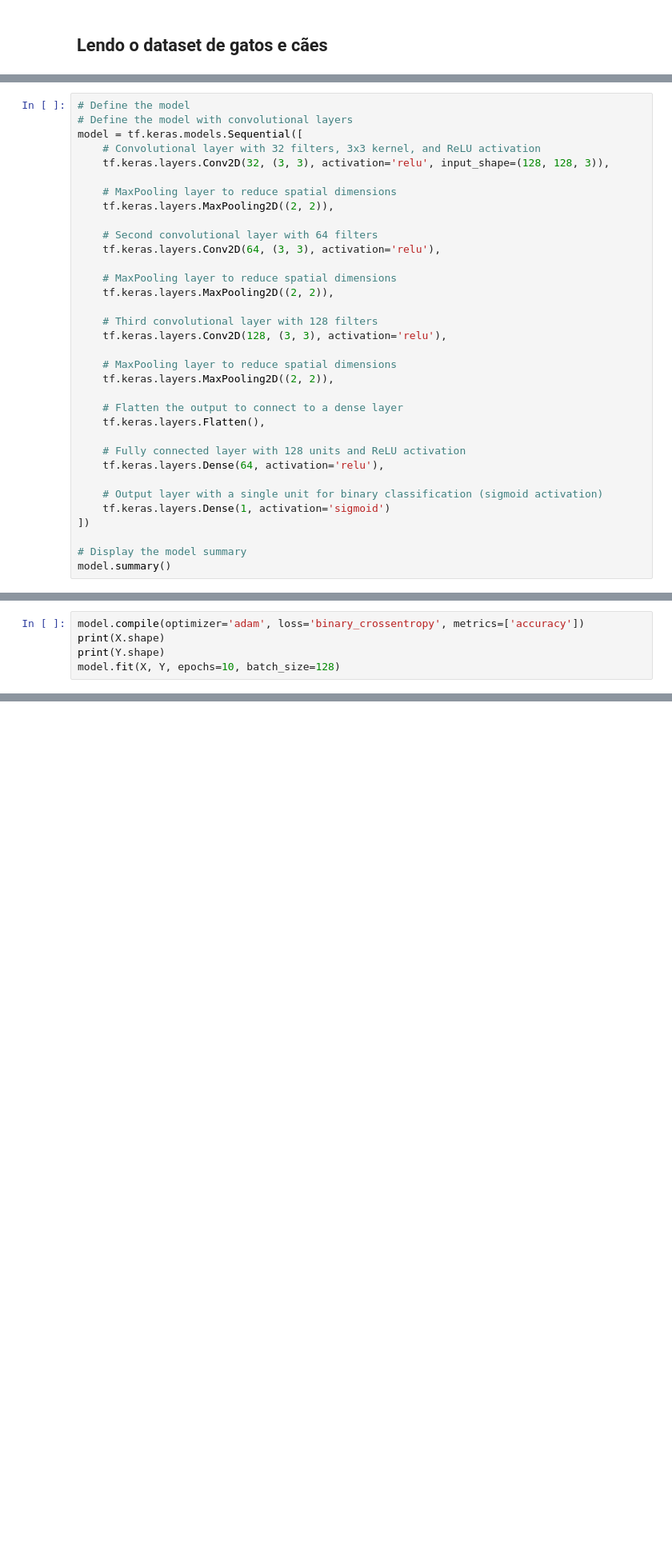
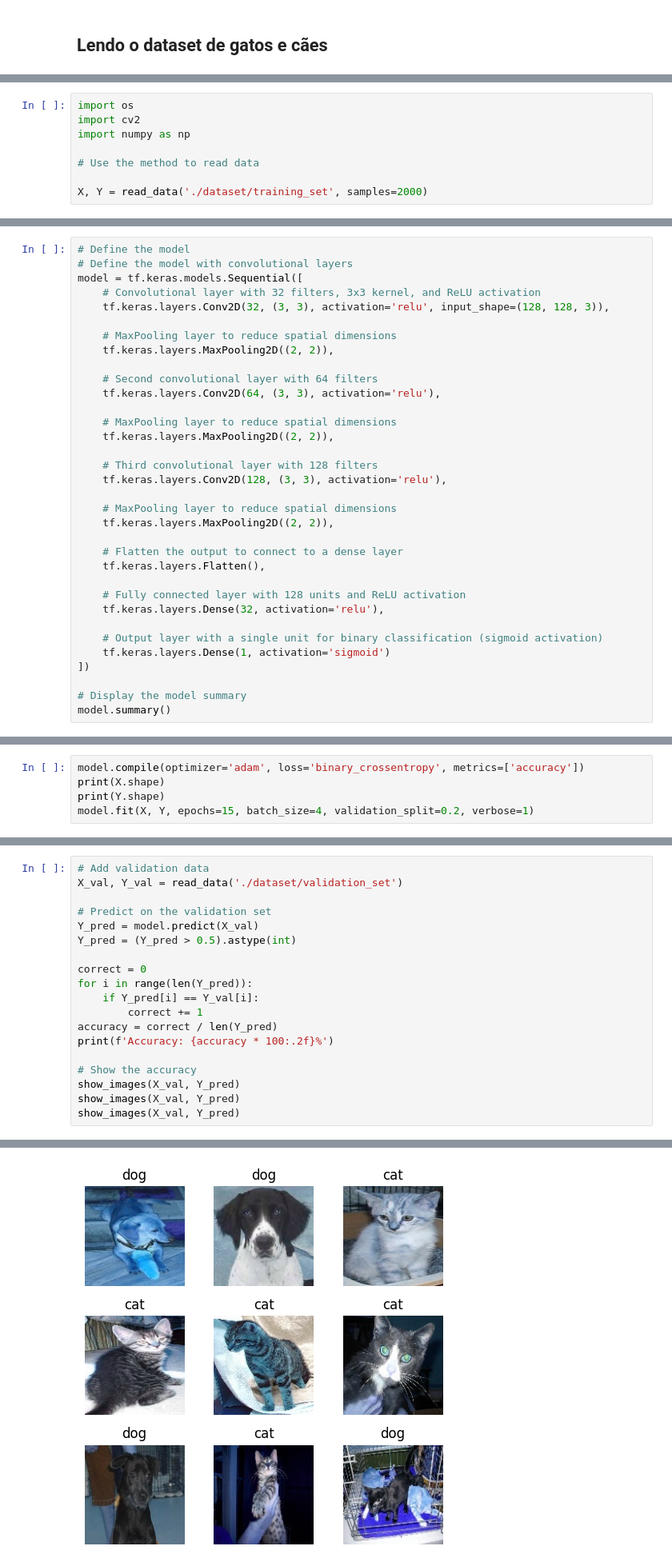
Before and after one commit to calvinsuzuki/CNN_lab, a Jupyter notebook: cnn_lab.ipynb, the cells around one changed output, grey strips where cells are left out. Shown at 80% size. Saved outputs shown, nothing was run; the diff lists cells and outputs as text; blank space fills up the shorter version.

```diff
--- a/cnn_lab.ipynb
+++ b/cnn_lab.ipynb
@@ -44,0 +69,8 @@ Uma rede neural com duas camadas densas de 128 neurônios cada, ativação ReLU
+# %%
+import os
+import cv2
+import numpy as np
+
+# Use the method to read data
+
+X, Y = read_data('./dataset/training_set', samples=2000)
@@ -68,7 +113,7 @@ model = tf.keras.models.Sequential([
     tf.keras.layers.Flatten(),
 
     # Fully connected layer with 128 units and ReLU activation
-    tf.keras.layers.Dense(64, activation='relu'),
+    tf.keras.layers.Dense(32, activation='relu'),
 
     # Output layer with a single unit for binary classification (sigmoid activation)
     tf.keras.layers.Dense(1, activation='sigmoid')
@@ -105,5 +146,5 @@ O modelo é treinado por 100 épocas no mesmo conjunto de dados pequeno.
 model.compile(optimizer='adam', loss='binary_crossentropy', metrics=['accuracy'])
 print(X.shape)
 print(Y.shape)
-model.fit(X, Y, epochs=10, batch_size=128)
+model.fit(X, Y, epochs=15, batch_size=4, validation_split=0.2, verbose=1)
 # %% [output]
@@ -122,0 +172,20 @@ print("Acurácia no treino:", acc)
+# %%
+# Add validation data
+X_val, Y_val = read_data('./dataset/validation_set')
+
+# Predict on the validation set
+Y_pred = model.predict(X_val)
+Y_pred = (Y_pred > 0.5).astype(int)
+
+correct = 0
+for i in range(len(Y_pred)):
+    if Y_pred[i] == Y_val[i]:
+        correct += 1
+accuracy = correct / len(Y_pred)
+print(f'Accuracy: {accuracy * 100:.2f}%')
+
+# Show the accuracy
+show_images(X_val, Y_pred)
+show_images(X_val, Y_pred)
+show_images(X_val, Y_pred)
+# %% [output]
@@ -122,0 +194 @@ print("Acurácia no treino:", acc)
+[figure, added]
```
Also changed, not shown: parts of 9 cells of this notebook.
